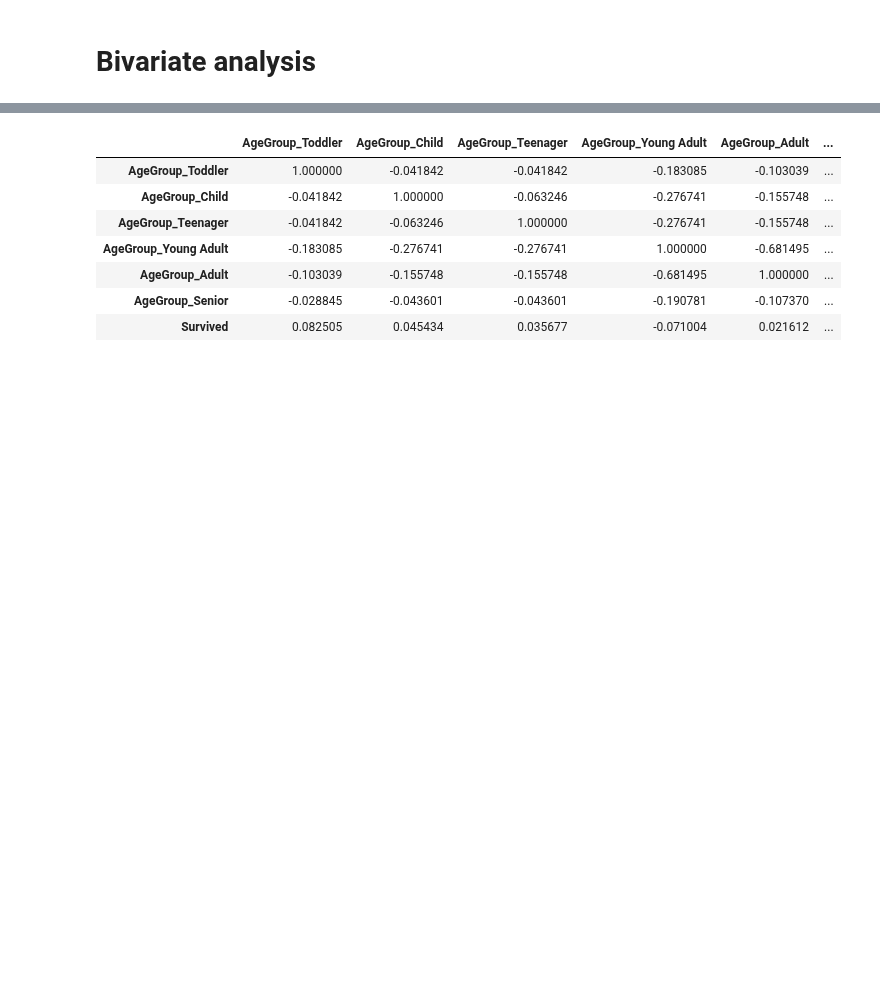
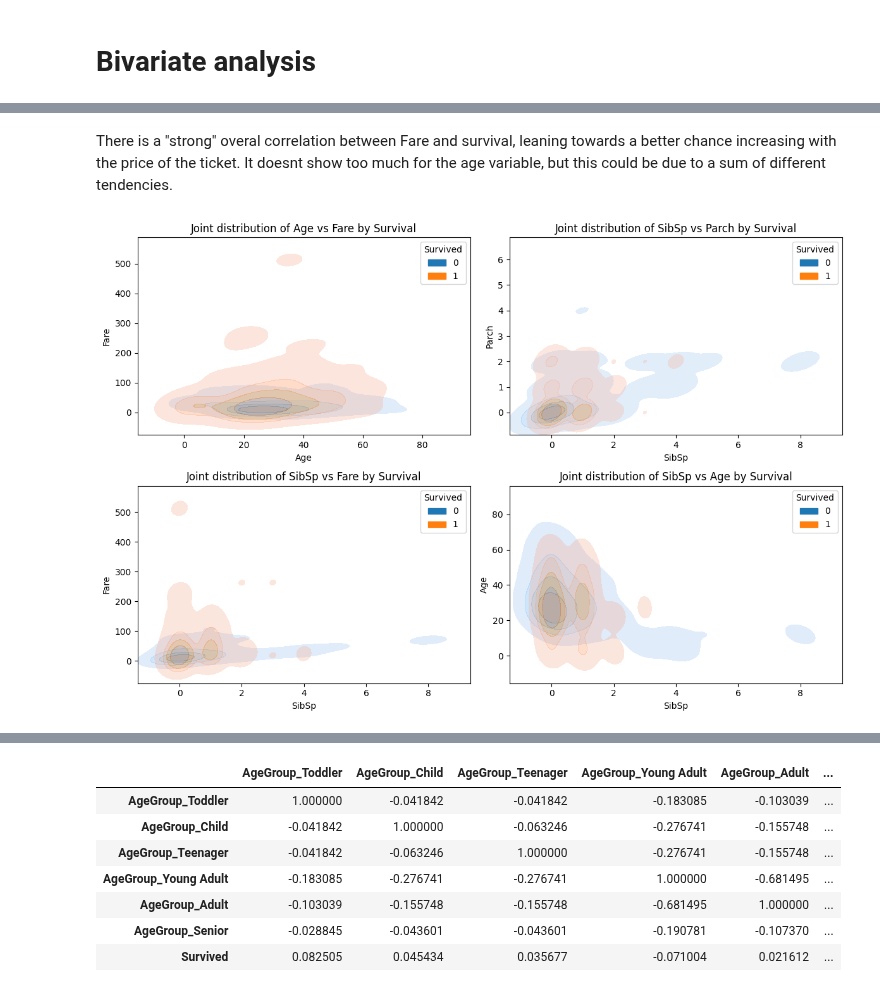
Before and after one commit to IngElecPuc/KaggleChallenges, a Jupyter notebook: titanic/titanic_eda.ipynb, the cells around one changed output, grey strips where cells are left out. Saved outputs shown, nothing was run; the diff lists cells and outputs as text; code cells hidden in the pictures; blank space fills up the shorter version.

```diff
--- a/titanic/titanic_eda.ipynb
+++ b/titanic/titanic_eda.ipynb
@@ -408,0 +417,25 @@ There is a "strong" overal correlation between Fare and survival, leaning toward
+# %% [markdown]
+There is a "strong" overal correlation between Fare and survival, leaning towards a better chance increasing with the price of the ticket. It doesnt show too much for the age variable, but this could be due to a sum of different tendencies.
+# %%
+fig, axes = plt.subplots(2, 2, figsize=(12, 8))
+axes = axes.flatten()
+pairs = [('Age', 'Fare'), ('SibSp', 'Parch'), ('SibSp', 'Fare'), ('SibSp', 'Age')]
+
+for ax, (var1, var2) in zip(axes, pairs):
+    sns.kdeplot(
+        data=train_w,
+        x=var1,
+        y=var2,
+        hue='Survived',
+        levels=5,
+        common_norm=False,
+        fill=True,
+        alpha=0.3,
+        ax=ax
+    )
+    ax.set_title(f'Joint distribution of {var1} vs {var2} by Survival')
+
+plt.tight_layout()
+plt.show()
+# %% [output]
+[figure, added]
```
Also changed, not shown: parts of 13 cells of this notebook.
